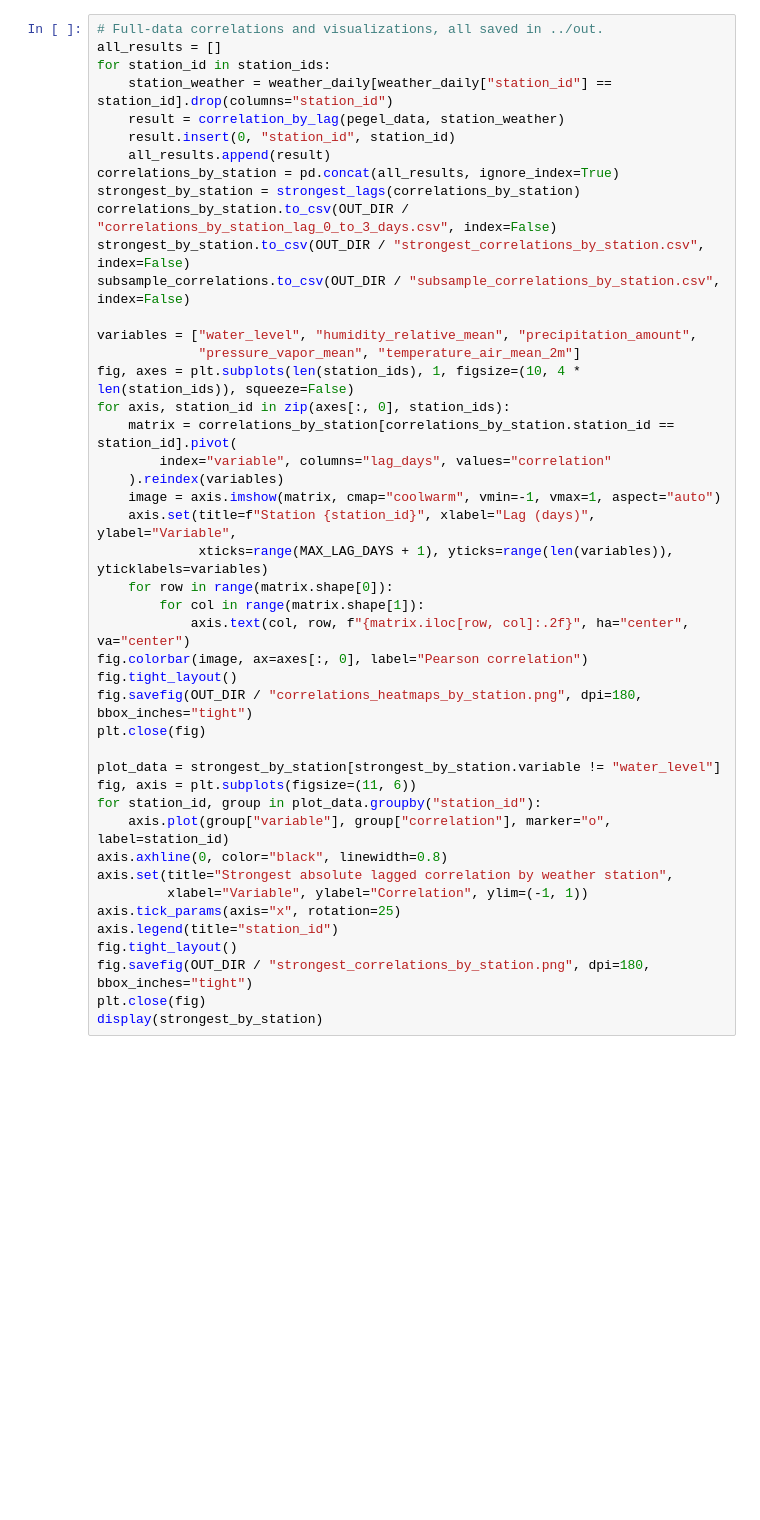
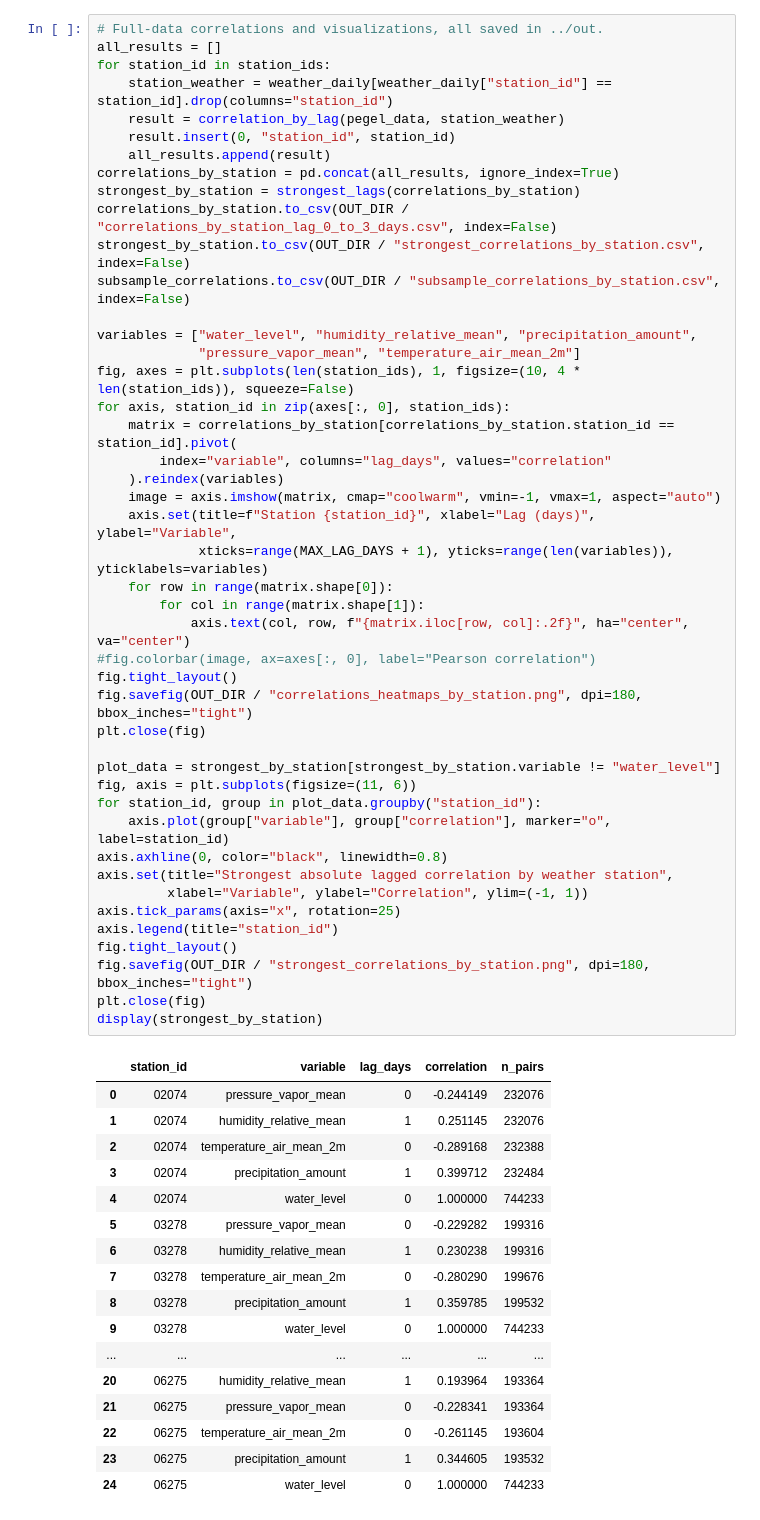
Before and after one commit to kessikessi/DS500_Neckpred, a Jupyter notebook: code/correlations.ipynb, the cells around one changed output. Cells and saved outputs as stored; diff of their text form; blank space fills up the shorter version.

```diff
--- a/code/correlations.ipynb
+++ b/code/correlations.ipynb
@@ -97,31 +113,49 @@ subsample_correlations.to_csv(OUT_DIR / "subsample_correlations_by_station.csv",
 variables = ["water_level", "humidity_relative_mean", "precipitation_amount",
              "pressure_vapor_mean", "temperature_air_mean_2m"]
 fig, axes = plt.subplots(len(station_ids), 1, figsize=(10, 4 * len(station_ids)), squeeze=False)
 for axis, station_id in zip(axes[:, 0], station_ids):
     matrix = correlations_by_station[correlations_by_station.station_id == station_id].pivot(
         index="variable", columns="lag_days", values="correlation"
     ).reindex(variables)
     image = axis.imshow(matrix, cmap="coolwarm", vmin=-1, vmax=1, aspect="auto")
     axis.set(title=f"Station {station_id}", xlabel="Lag (days)", ylabel="Variable",
              xticks=range(MAX_LAG_DAYS + 1), yticks=range(len(variables)), yticklabels=variables)
     for row in range(matrix.shape[0]):
         for col in range(matrix.shape[1]):
             axis.text(col, row, f"{matrix.iloc[row, col]:.2f}", ha="center", va="center")
-fig.colorbar(image, ax=axes[:, 0], label="Pearson correlation")
+#fig.colorbar(image, ax=axes[:, 0], label="Pearson correlation")
 fig.tight_layout()
 fig.savefig(OUT_DIR / "correlations_heatmaps_by_station.png", dpi=180, bbox_inches="tight")
 plt.close(fig)
 
 plot_data = strongest_by_station[strongest_by_station.variable != "water_level"]
 fig, axis = plt.subplots(figsize=(11, 6))
 for station_id, group in plot_data.groupby("station_id"):
     axis.plot(group["variable"], group["correlation"], marker="o", label=station_id)
 axis.axhline(0, color="black", linewidth=0.8)
 axis.set(title="Strongest absolute lagged correlation by weather station",
          xlabel="Variable", ylabel="Correlation", ylim=(-1, 1))
 axis.tick_params(axis="x", rotation=25)
 axis.legend(title="station_id")
 fig.tight_layout()
 fig.savefig(OUT_DIR / "strongest_correlations_by_station.png", dpi=180, bbox_inches="tight")
 plt.close(fig)
 display(strongest_by_station)
+# %% [output]
+|  | station_id | variable | lag_days | correlation | n_pairs |
+| 0 | 02074 | pressure_vapor_mean | 0 | -0.244149 | 232076 |
+| 1 | 02074 | humidity_relative_mean | 1 | 0.251145 | 232076 |
+| 2 | 02074 | temperature_air_mean_2m | 0 | -0.289168 | 232388 |
+| 3 | 02074 | precipitation_amount | 1 | 0.399712 | 232484 |
+| 4 | 02074 | water_level | 0 | 1.000000 | 744233 |
+| 5 | 03278 | pressure_vapor_mean | 0 | -0.229282 | 199316 |
+| 6 | 03278 | humidity_relative_mean | 1 | 0.230238 | 199316 |
+| 7 | 03278 | temperature_air_mean_2m | 0 | -0.280290 | 199676 |
+| 8 | 03278 | precipitation_amount | 1 | 0.359785 | 199532 |
+| 9 | 03278 | water_level | 0 | 1.000000 | 744233 |
+| ... | ... | ... | ... | ... | ... |
+| 20 | 06275 | humidity_relative_mean | 1 | 0.193964 | 193364 |
+| 21 | 06275 | pressure_vapor_mean | 0 | -0.228341 | 193364 |
+| 22 | 06275 | temperature_air_mean_2m | 0 | -0.261145 | 193604 |
+| 23 | 06275 | precipitation_amount | 1 | 0.344605 | 193532 |
+| 24 | 06275 | water_level | 0 | 1.000000 | 744233 |
```
Also changed, not shown: parts of 4 cells of this notebook, 19 other files.
